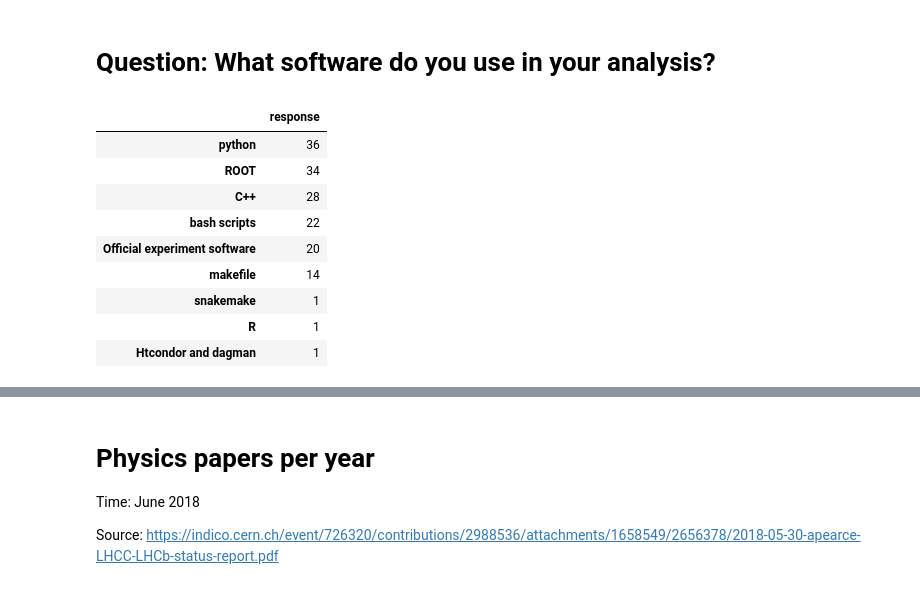
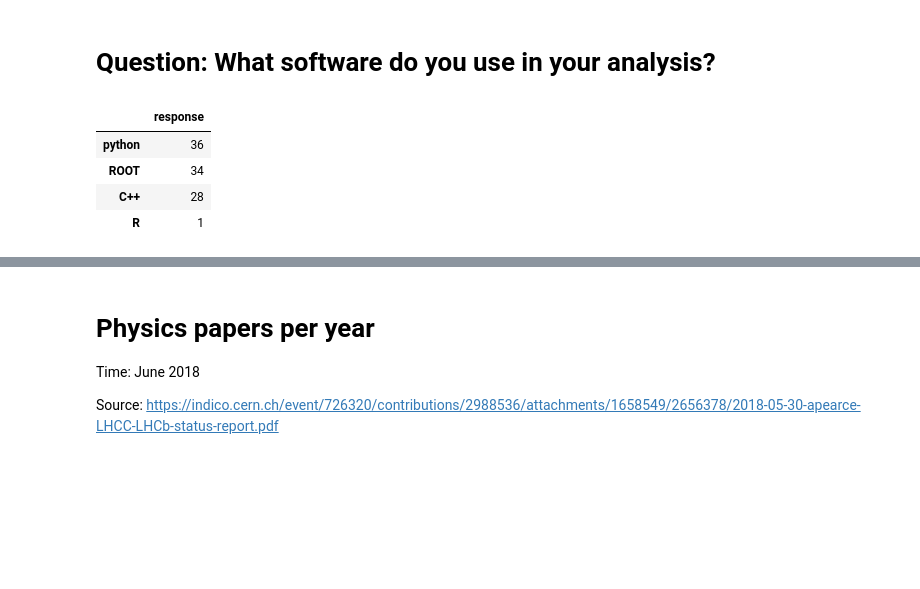
Before and after one commit to atrisovic/thesis-plots, a Jupyter notebook: thesis-plots.ipynb, the cells around one changed output, grey strips where cells are left out. Drawn from its saved outputs; the diff is of its cells as text; code cells hidden in the pictures; blank space fills up the shorter version.

Commit message:
split software info

```diff
--- a/thesis-plots.ipynb
+++ b/thesis-plots.ipynb
@@ -205,22 +205,24 @@ fig.savefig('familiar_tool.pdf', dpi=100)
 # %%
 dr = df1[df1.columns[8]].str.split(";")
 
 slist =[]
 for x in dr:
     slist.extend(x)
 
 df = pd.DataFrame(slist, columns=['response'])
 vc = df['response'].value_counts()
 df2 = vc.to_frame()
+
+df_1 = pd.DataFrame(df2[0:3])
+df_1 = df_1.append(df2[7:8])
 df2
+
+df_2 = pd.DataFrame(df2[3:7])
+df_2 = df_2.append(df2[8:9])
+df_1
 # %% [output]
 |  | response |
 | python | 36 |
 | ROOT | 34 |
 | C++ | 28 |
-| bash scripts | 22 |
-| Official experiment software | 20 |
-| makefile | 14 |
-| snakemake | 1 |
 | R | 1 |
-| Htcondor and dagman | 1 |
```
Also changed, not shown: parts of 3 cells of this notebook.
